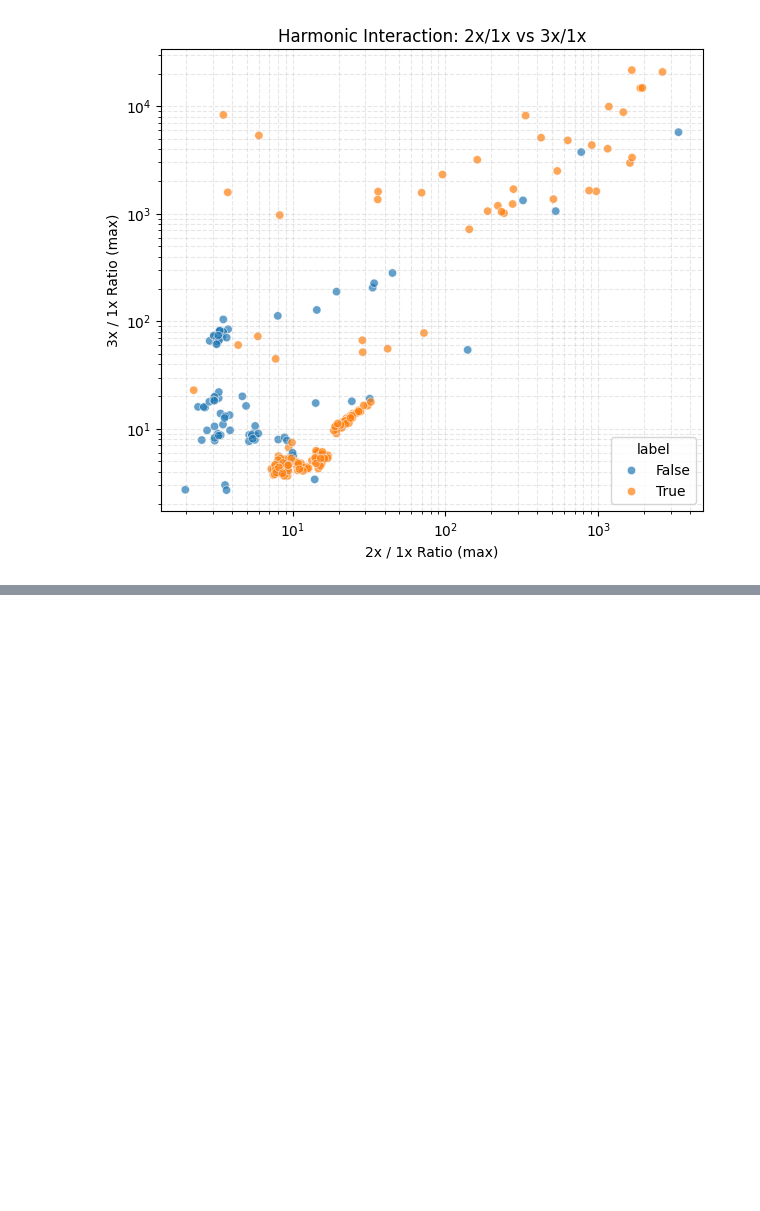
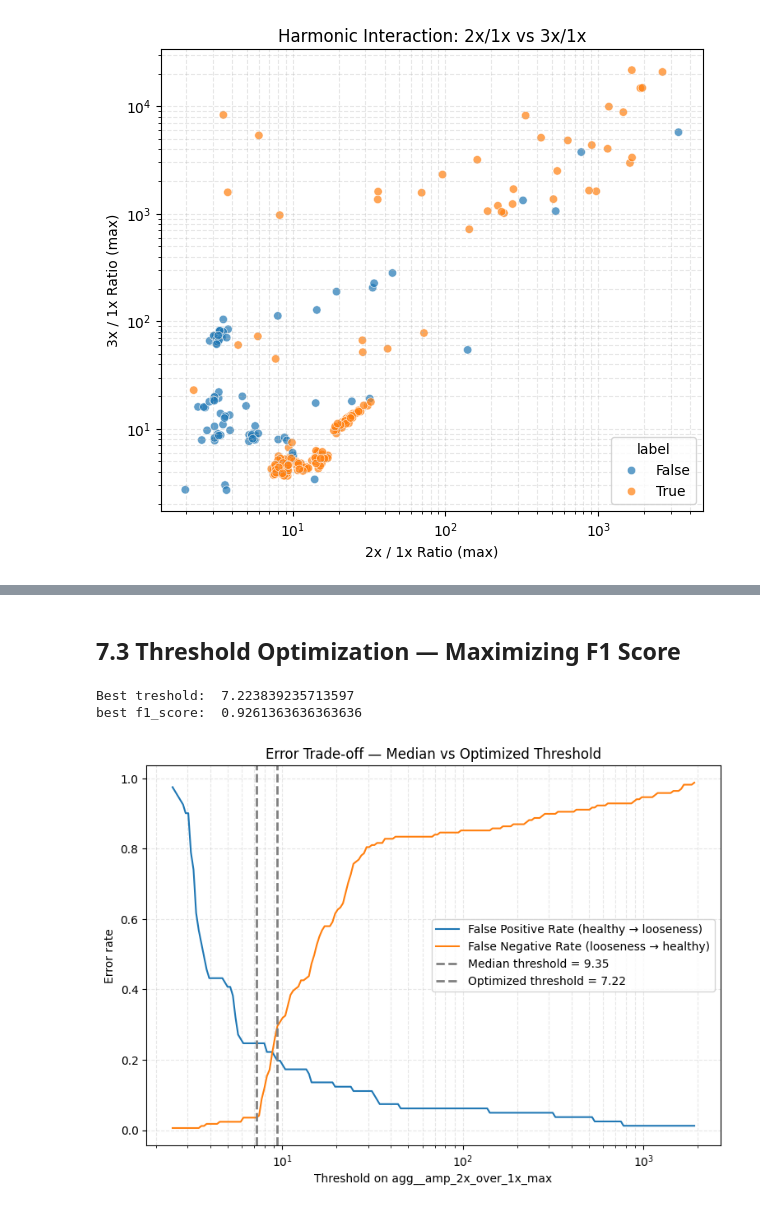
Before and after one commit to marioandrededeus/vibration-condition-monitoring, a Jupyter notebook: notebooks/01_part2_pipeline.ipynb, the cells around one changed output, grey strips where cells are left out. Drawn from its saved outputs; the diff is of its cells as text; code cells hidden in the pictures; blank space fills up the shorter version.

Commit message:
feat(part2): implement physics-informed 2x/1x threshold baseline with optimized decision rule and error trade-off analysis

```diff
--- a/notebooks/01_part2_pipeline.ipynb
+++ b/notebooks/01_part2_pipeline.ipynb
@@ -928,0 +1069,32 @@ The objective is not to maximize complexity, but to achieve physically interpret
+# %% [markdown]
+## 7.3 Threshold Optimization — Maximizing F1 Score
+# %%
+thresholds = np.linspace(np.percentile(x, 5), np.percentile(x, 95), 200)
+
+best_f1 = 0
+best_threshold = None
+
+for t in thresholds:
+    y_pred = (x > t).astype(int)
+    f1 = f1_score(y, y_pred)
+    if f1 > best_f1:
+        best_f1 = f1
+        best_threshold = t
+
+print('Best treshold: ', best_threshold)
+print('best f1_score: ', best_f1)
+
+# plot
+plot_threshold_error_tradeoff(
+    features_df,
+    feature_col="agg__amp_2x_over_1x_max",
+    highlight_thresholds={
+        "Median threshold": threshold_simple,
+        "Optimized threshold": best_threshold
+    },
+    title="Error Trade-off — Median vs Optimized Threshold"
+)
+# %% [output]
+Best treshold:  7.223839235713597
+best f1_score:  0.9261363636363636
+[figure, added]
```
Also changed, not shown: parts of 12 cells of this notebook.
